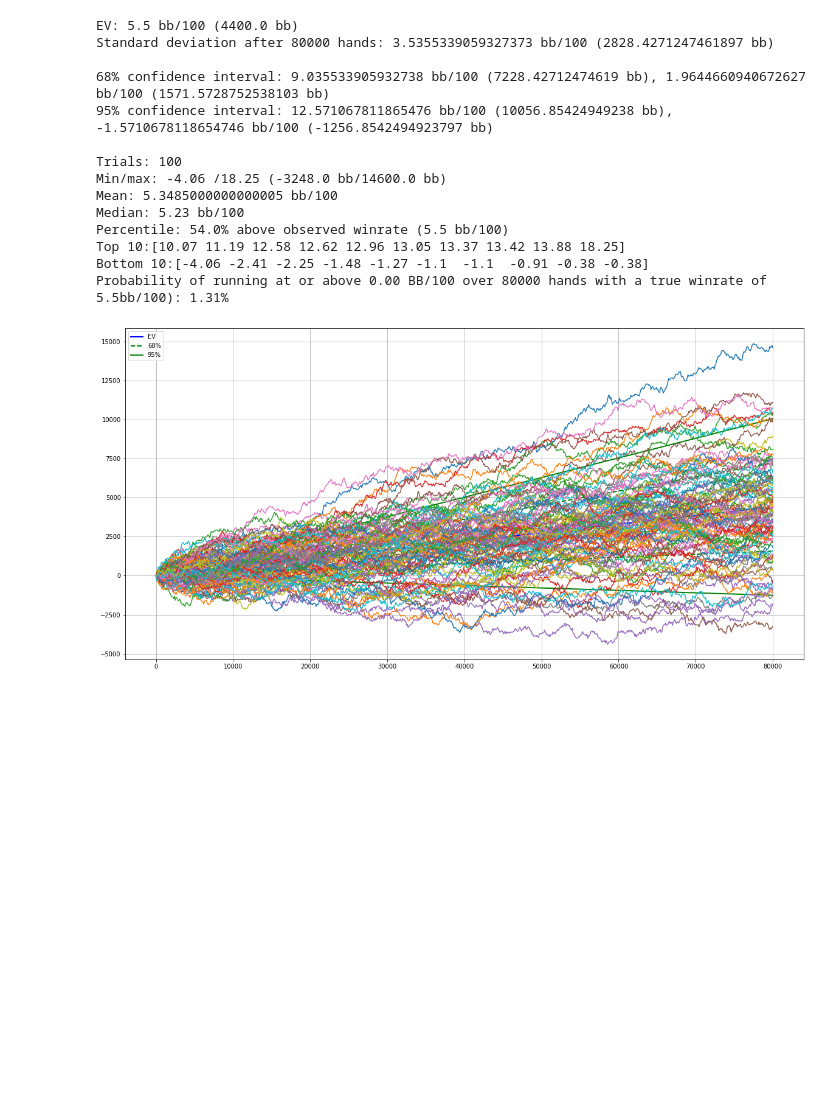
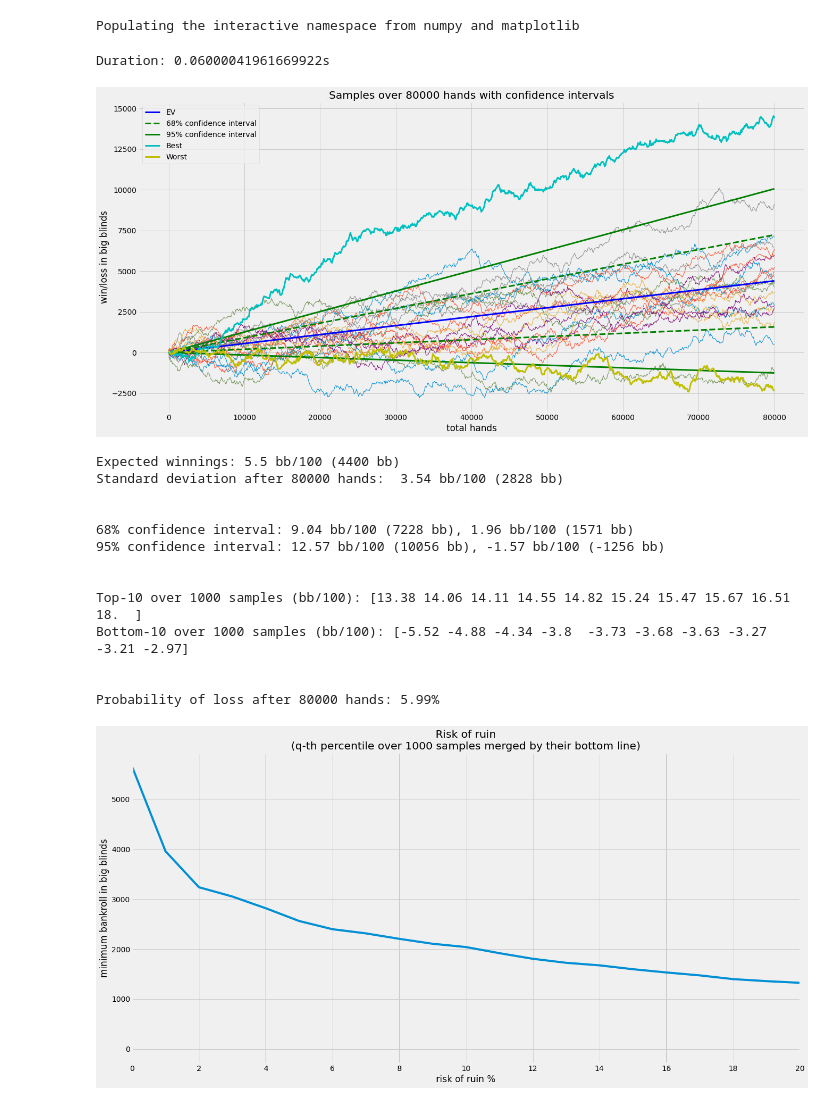
Before and after one commit to h7r/fast, a Jupyter notebook: _notebooks/2020-10-14-test-variance-calculator.ipynb, the cells around one changed output. Saved outputs shown, nothing was run; the diff lists cells and outputs as text; code cells hidden in the pictures; blank space fills up the shorter version.

```diff
--- a/_notebooks/2020-10-14-test-variance-calculator.ipynb
+++ b/_notebooks/2020-10-14-test-variance-calculator.ipynb
@@ -77,21 +13,15 @@ def VarianceCalculator(totalhands, winrate = 0.0, dev = 100.0, count=1000):
-# %%
-#b = VarianceCalculator2(80000, -10, 70)
-# input : nombre de mains, winrate, standard deviation
-plt.figure(figsize=(20,10))
-VarianceCalculator2(80000, 5.5, 100, count=100)
-# %% [output]
-EV: 5.5 bb/100 (4400.0 bb)
-Standard deviation after 80000 hands: 3.5355339059327373 bb/100 (2828.4271247461897 bb)
-
-68% confidence interval: 9.035533905932738 bb/100 (7228.42712474619 bb), 1.9644660940672627 bb/100 (1571.5728752538103 bb)
-95% confidence interval: 12.571067811865476 bb/100 (10056.85424949238 bb), -1.5710678118654746 bb/100 (-1256.8542494923797 bb)
-
-Trials: 100
-Min/max: -4.06 /18.25 (-3248.0 bb/14600.0 bb)
-Mean: 5.3485000000000005 bb/100
-Median: 5.23 bb/100
-Percentile: 54.0% above observed winrate (5.5 bb/100)
-Top 10:[10.07 11.19 12.58 12.62 12.96 13.05 13.37 13.42 13.88 18.25]
-Bottom 10:[-4.06 -2.41 -2.25 -1.48 -1.27 -1.1  -1.1  -0.91 -0.38 -0.38]
-Probability of running at or above 0.00 BB/100 over 80000 hands with a true winrate of 5.5bb/100): 1.31%
-[figure, removed]
+# %%
+#collapse-hide
+import time
+import numpy as np
+import pandas as pd
+import matplotlib.pyplot as plt
+
+from functools import lru_cache
+from scipy import stats
+
+%pylab inline
+
+plt.style.use('fivethirtyeight')
+# %% [output]
+Populating the interactive namespace from numpy and matplotlib
@@ -97,0 +153,20 @@ Probability of running at or above 0.00 BB/100 over 80000 hands with a true winr
+# %%
+#example
+calculate_variance(totalhands = 80000, winrate = 5.5, dev = 100, samples=1000)
+# %% [output]
+Duration: 0.06000041961669922s
+[figure, added]
+Expected winnings: 5.5 bb/100 (4400 bb)
+Standard deviation after 80000 hands:  3.54 bb/100 (2828 bb)
+
+
+68% confidence interval: 9.04 bb/100 (7228 bb), 1.96 bb/100 (1571 bb)
+95% confidence interval: 12.57 bb/100 (10056 bb), -1.57 bb/100 (-1256 bb)
+
+
+Top-10 over 1000 samples (bb/100): [13.38 14.06 14.11 14.55 14.82 15.24 15.47 15.67 16.51 18.  ]
+Bottom-10 over 1000 samples (bb/100): [-5.52 -4.88 -4.34 -3.8  -3.73 -3.68 -3.63 -3.27 -3.21 -2.97]
+
+
+Probability of loss after 80000 hands: 5.99%
+[figure, added]
```
Also changed, not shown: parts of 5 cells of this notebook.
